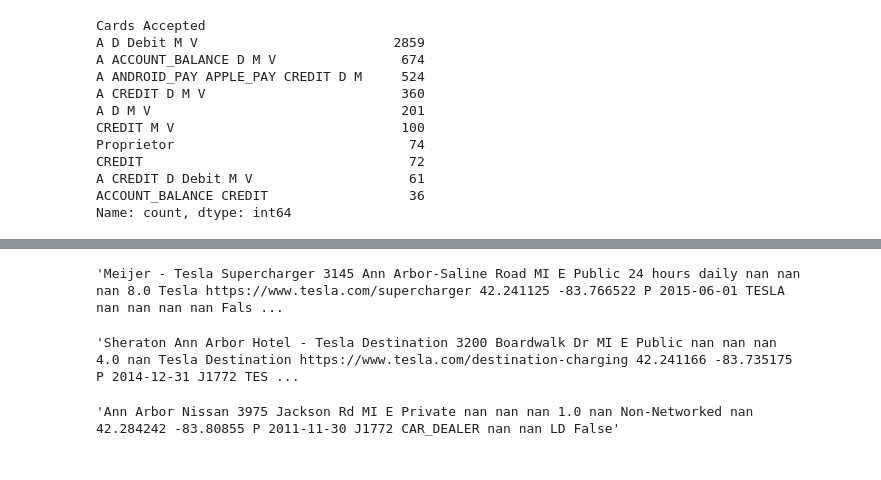
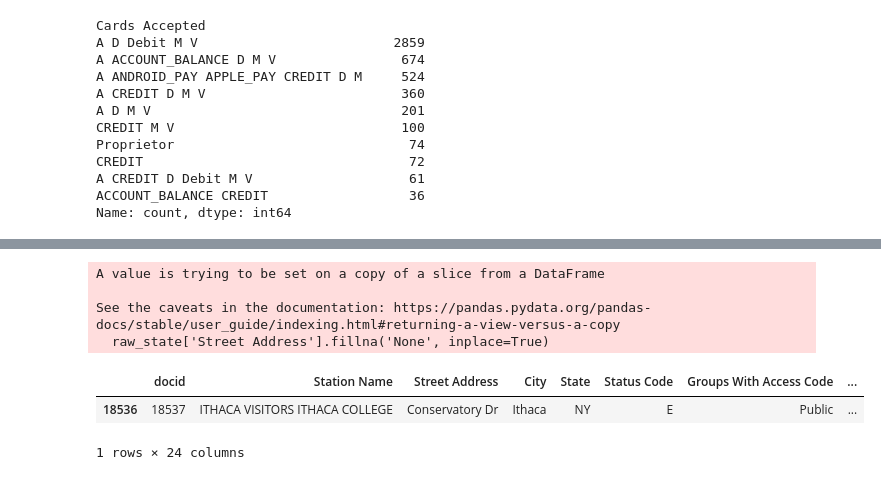
Before and after one commit to priest-yang/Electrifind, a Jupyter notebook: NREL_All_Stations_API.ipynb, the cells around one changed output, grey strips where cells are left out. Saved outputs shown, nothing was run; the diff lists cells and outputs as text; code cells hidden in the pictures.

```diff
--- a/NREL_All_Stations_API.ipynb
+++ b/NREL_All_Stations_API.ipynb
@@ -322,12 +203,0 @@ df_conc
-# %%
-df_conc.iloc[6701].text
-# %% [output]
-'Meijer - Tesla Supercharger 3145 Ann Arbor-Saline Road MI E Public 24 hours daily nan nan nan 8.0 Tesla https://www.tesla.com/supercharger 42.241125 -83.766522 P 2015-06-01 TESLA nan nan nan nan Fals ...
-# %%
-df_conc.iloc[9043].text
-# %% [output]
-'Sheraton Ann Arbor Hotel - Tesla Destination 3200 Boardwalk Dr MI E Public nan nan nan 4.0 nan Tesla Destination https://www.tesla.com/destination-charging 42.241166 -83.735175 P 2014-12-31 J1772 TES ...
-# %%
-df_conc.iloc[722].text
-# %% [output]
-'Ann Arbor Nissan 3975 Jackson Rd MI E Private nan nan nan 1.0 nan Non-Networked nan 42.284242 -83.80855 P 2011-11-30 J1772 CAR_DEALER nan nan LD False'
@@ -335,0 +209,14 @@ df_conc.to_json('./data/NREL_All_Stations_data_available.jsonl', lines=True, ori
+# %%
+state = 'NY'
+raw_state = raw_data[raw_data['State'] == state]
+raw_state['Street Address'].fillna('None', inplace=True)
+raw_state[raw_state['Street Address'].str.contains('Conserva')]
+# aa[aa['Station Name'].str.contains('AIRPORT')]
+# %% [output]
+A value is trying to be set on a copy of a slice from a DataFrame
+
+See the caveats in the documentation: https://pandas.pydata.org/pandas-docs/stable/user_guide/indexing.html#returning-a-view-versus-a-copy
+  raw_state['Street Address'].fillna('None', inplace=True)
+|  | docid | Station Name | Street Address | City | State | Status Code | Groups With Access Code | ... |
+| 18536 | 18537 | ITHACA VISITORS ITHACA COLLEGE | Conservatory Dr | Ithaca | NY | E | Public | ... |
+1 rows × 24 columns
```
Also changed, not shown: parts of 35 cells of this notebook, 5 other files.
